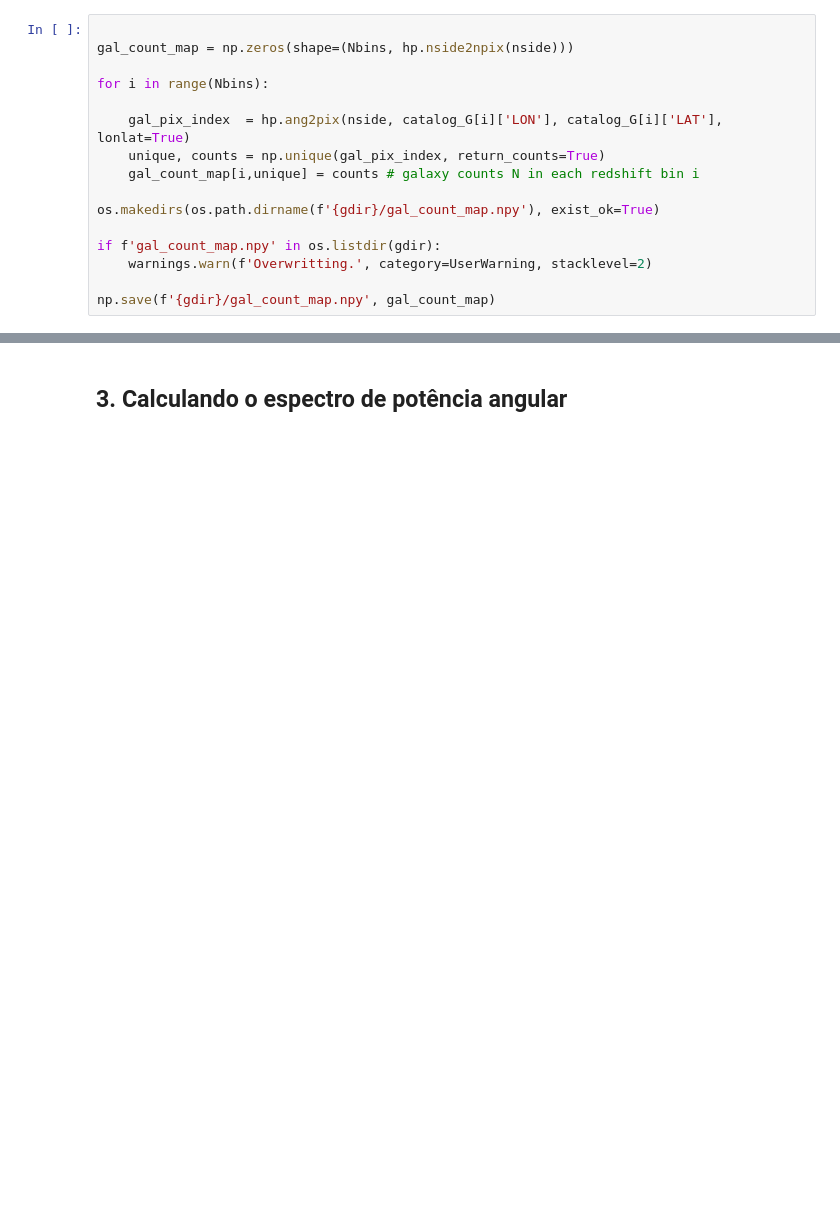
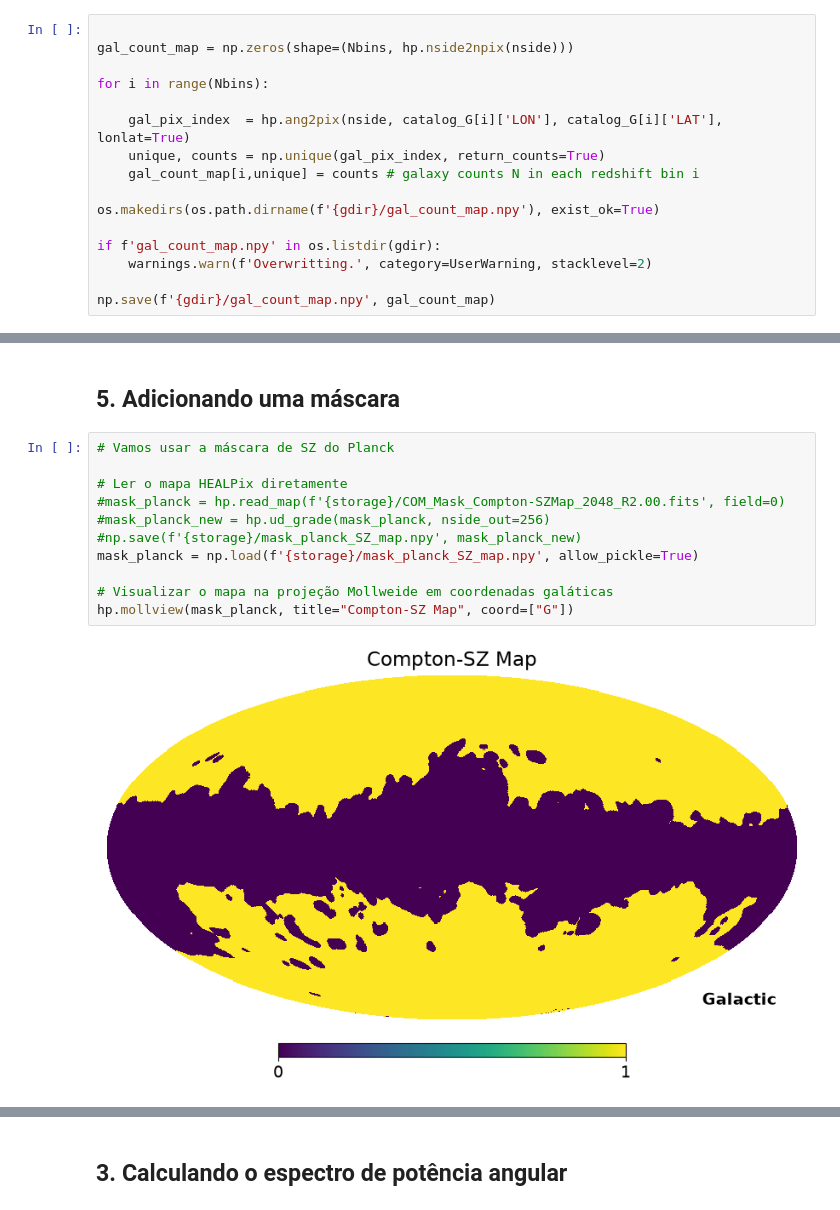
Before and after one commit to isasmatos/IA_school_CBPF_2026, a Jupyter notebook: notebooks/Aula-3a_angular_power_spectrum.ipynb, the cells around one changed output, grey strips where cells are left out. Drawn from its saved outputs; the diff is of its cells as text; blank space fills up the shorter version.

```diff
--- a/notebooks/Aula-3a_angular_power_spectrum.ipynb
+++ b/notebooks/Aula-3a_angular_power_spectrum.ipynb
@@ -214,0 +338,15 @@ hp.mollview(gal_count_map[0], title='Galaxy Count Map (z=0.1)', unit='Ngal', cma
+# %% [markdown]
+## 5. Adicionando uma máscara
+# %%
+# Vamos usar a máscara de SZ do Planck
+
+# Ler o mapa HEALPix diretamente
+#mask_planck = hp.read_map(f'{storage}/COM_Mask_Compton-SZMap_2048_R2.00.fits', field=0)
+#mask_planck_new = hp.ud_grade(mask_planck, nside_out=256)
+#np.save(f'{storage}/mask_planck_SZ_map.npy', mask_planck_new)
+mask_planck = np.load(f'{storage}/mask_planck_SZ_map.npy', allow_pickle=True)
+
+# Visualizar o mapa na projeção Mollweide em coordenadas galáticas
+hp.mollview(mask_planck, title="Compton-SZ Map", coord=["G"])
+# %% [output]
+[figure, added]
```
Also changed, not shown: parts of 23 cells of this notebook, 4 other files.
